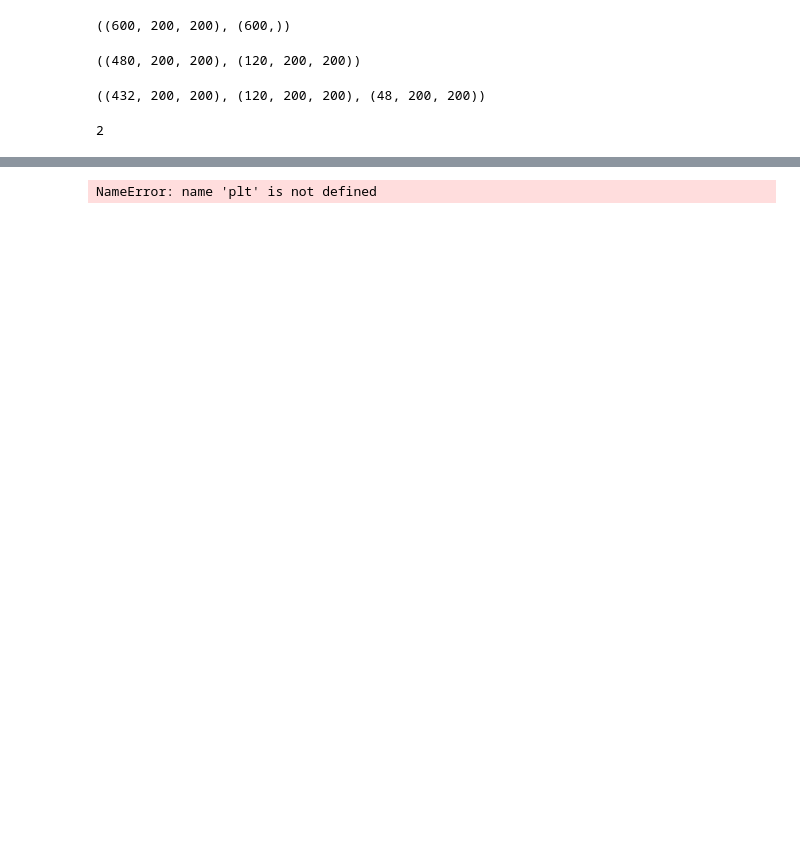
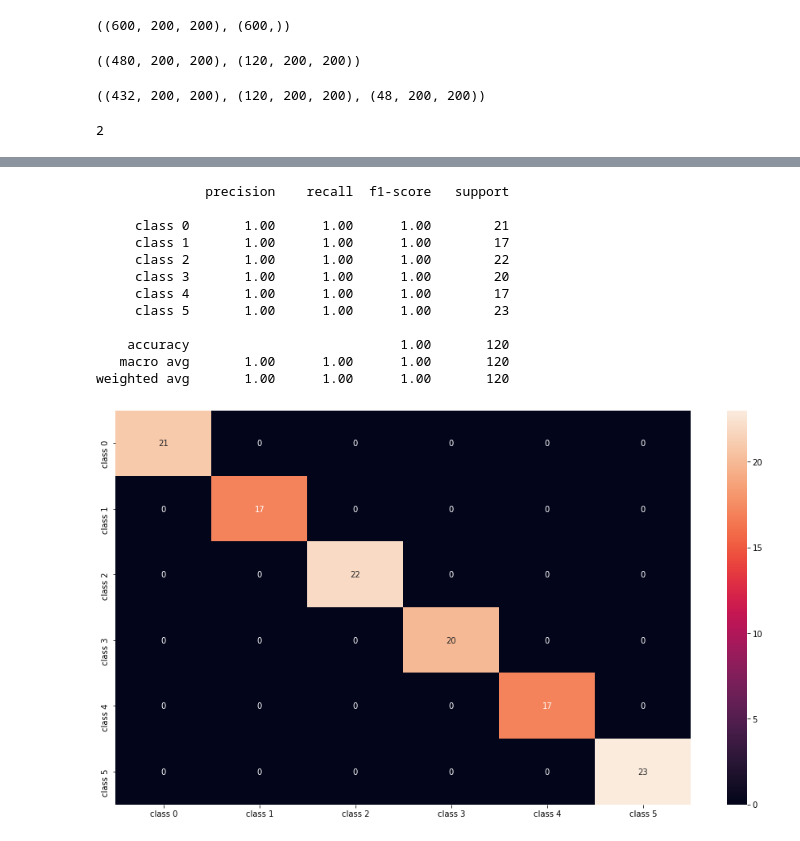
Before and after one commit to atulcoin/pure-face-recognination-with-open-cv-and-tensorflow, a Jupyter notebook: creating model using keras from data collected data sets .ipynb, the cells around one changed output, grey strips where cells are left out. Drawn from its saved outputs; the diff is of its cells as text; code cells hidden in the pictures; blank space fills up the shorter version.

```diff
--- a/creating model using keras from data collected data sets .ipynb
+++ b/creating model using keras from data collected data sets .ipynb
@@ -101,7 +102,7 @@ from keras.layers import Dense, Conv2D, Dropout, Flatten, MaxPooling2D
 import keras
 # %%
 model = keras.models.Sequential([
-                         keras.layers.Conv2D(filters=16, kernel_size=8, strides=(1,1), padding='valid', activation='relu', input_shape=[200,200,1]),
+                         keras.layers.Conv2D(filters=8, kernel_size=6, strides=(1,1), padding='valid', activation='relu', input_shape=[200,200,1]),
                          keras.layers.MaxPooling2D(pool_size=(2, 2)),
                          keras.layers.Flatten(),
                          keras.layers.Dense(units=128, activation='relu'),
@@ -130,5 +131,3 @@ Non-trainable params: 0
 _________________________________________________________________
 # %%
 model.compile(optimizer='adam', loss='sparse_categorical_crossentropy', metrics=['accuracy'])
-# %%
-model.fit(X_train, y_train, epochs=7, batch_size=50, verbose=1, validation_data=(X_vali, y_vali))
@@ -154,0 +138,2 @@ array([[1., 0., 0., 0., 0., 0.]], dtype=float32)
+# %%
+model.fit(X_train, y_train, epochs=3, batch_size=10, verbose=1, validation_data=(X_vali, y_vali))
@@ -179,0 +170,3 @@ Note: you may need to restart the kernel to use updated packages.
+# %%
+y_pred = model.predict(X_test)
+y_pred.round(2)
@@ -184,15 +210,32 @@ ModuleNotFoundError: No module named 'matplotlib'
 # %%
 from sklearn.metrics import confusion_matrix
+
+#np.argmax(model.predict(np.expand_dims(X_test[55], axis=0)).round(2))
 
 plt.figure(figsize=(16,9))
 y_pred_labels = [ np.argmax(label) for label in y_pred ]
 cm = confusion_matrix(y_test, y_pred_labels)
 
+#data_labelss=pd.DataFrame(np.array, index=["stage 1", "stage 2", "stage 3", "stagte 4","stag5", "stage6"], columns=["stage 1", "stage 2", "stage 3", "stagte 4","stag5", "stage6"])
+#y_true = [0, 0, 2, 0, 0]
+#y_pred = [0, 2, 2, 0, 0]
+target_names = ['class 0', 'class 1', 'class 2', 'class 3', 'class 4', 'class 5']
 # show cm
-sns.heatmap(cm, annot=True, fmt='d',xticklabels=class_labels, yticklabels=class_labels)
-
+sns.heatmap(cm, annot=True, fmt='d',xticklabels=target_names, yticklabels=target_names)
 from sklearn.metrics import classification_report
-cr= classification_report(y_test, y_pred_labels, target_names=class_labels)
+cr= classification_report(y_test, y_pred_labels, target_names=target_names)
 print(cr)
 # %% [output]
-NameError: name 'plt' is not defined
+              precision    recall  f1-score   support
+
+     class 0       1.00      1.00      1.00        21
+     class 1       1.00      1.00      1.00        17
+     class 2       1.00      1.00      1.00        22
+     class 3       1.00      1.00      1.00        20
+     class 4       1.00      1.00      1.00        17
+     class 5       1.00      1.00      1.00        23
+
+    accuracy                           1.00       120
+   macro avg       1.00      1.00      1.00       120
+weighted avg       1.00      1.00      1.00       120
+[figure, added]
```
Also changed, not shown: parts of 18 cells of this notebook, 1 other file.
